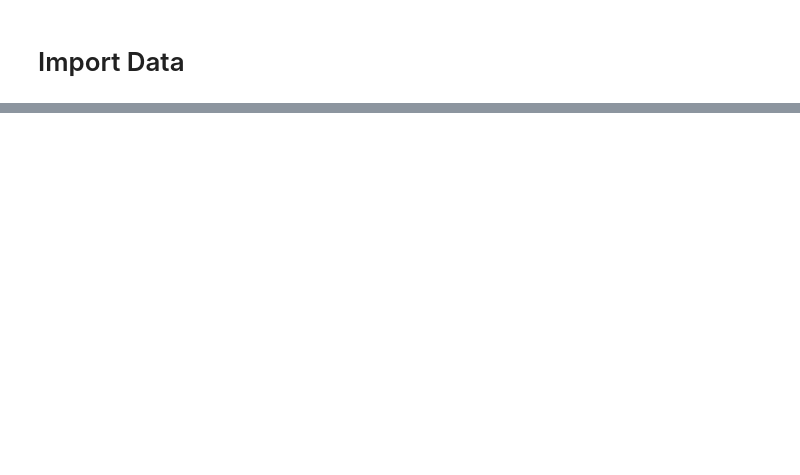
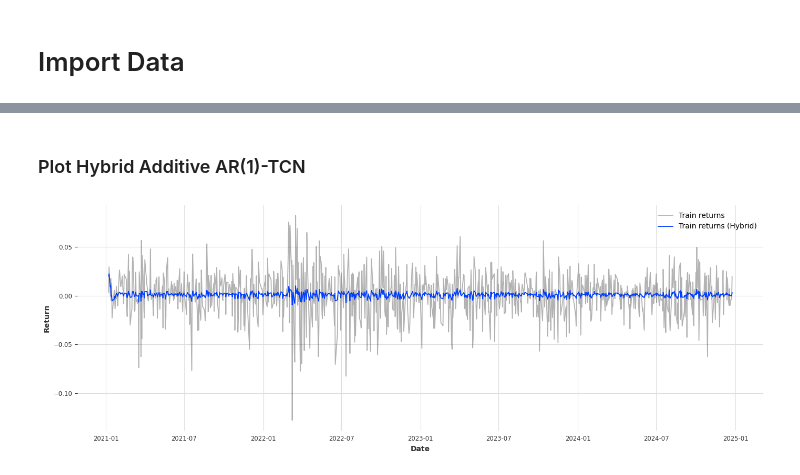
Before and after one commit to vmpierluisi/hybrid-ts, a Jupyter notebook: notebooks/hybrid_ts.ipynb, the cells around one changed output, grey strips where cells are left out. Cells and saved outputs as stored; diff of their text form; code cells hidden in the pictures; blank space fills up the shorter version.

```diff
--- a/notebooks/hybrid_ts.ipynb
+++ b/notebooks/hybrid_ts.ipynb
@@ -481,0 +445,12 @@ MSE AR(1) * TCN (true hybrid): 0.0005040198783434201
+# %% [markdown]
+### Plot Hybrid Additive AR(1)-TCN
+# %%
+plt.figure(figsize=(14, 5))
+sns.lineplot(x = y_train[1:].index, y = y_train[1:], alpha = 0.3, label = "Train returns")
+sns.lineplot(x = y_train[1:].index, y = predictions_add1_np, label = "Train returns (Hybrid)")
+plt.xlabel("Date")
+plt.ylabel("Return")
+plt.legend()
+plt.tight_layout()
+# %% [output]
+[figure, added]
```
Also changed, not shown: parts of 41 cells of this notebook, 5 other files.
